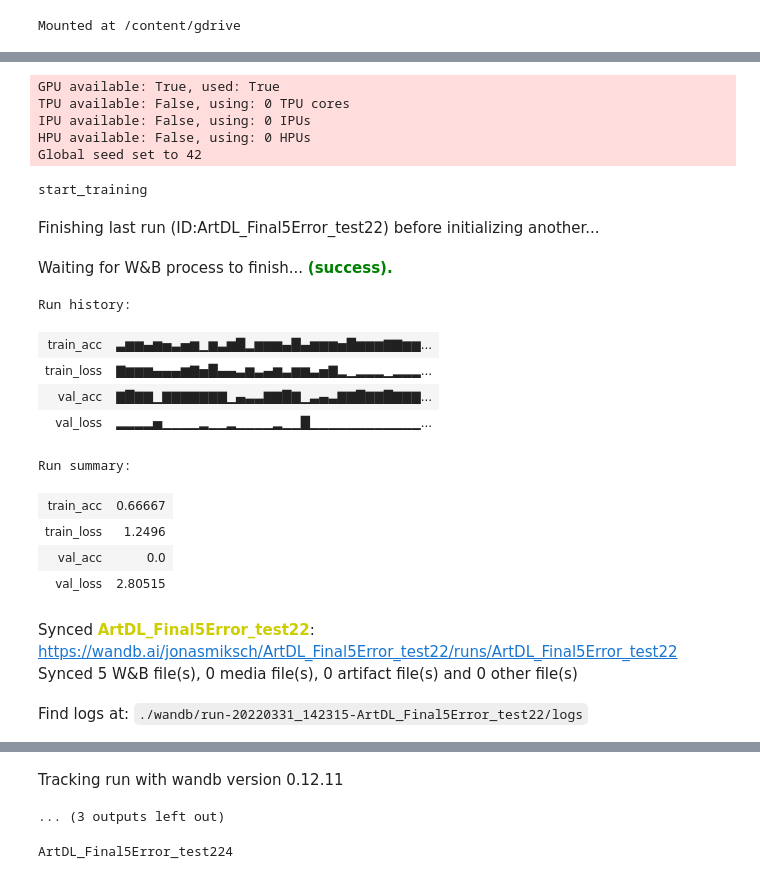
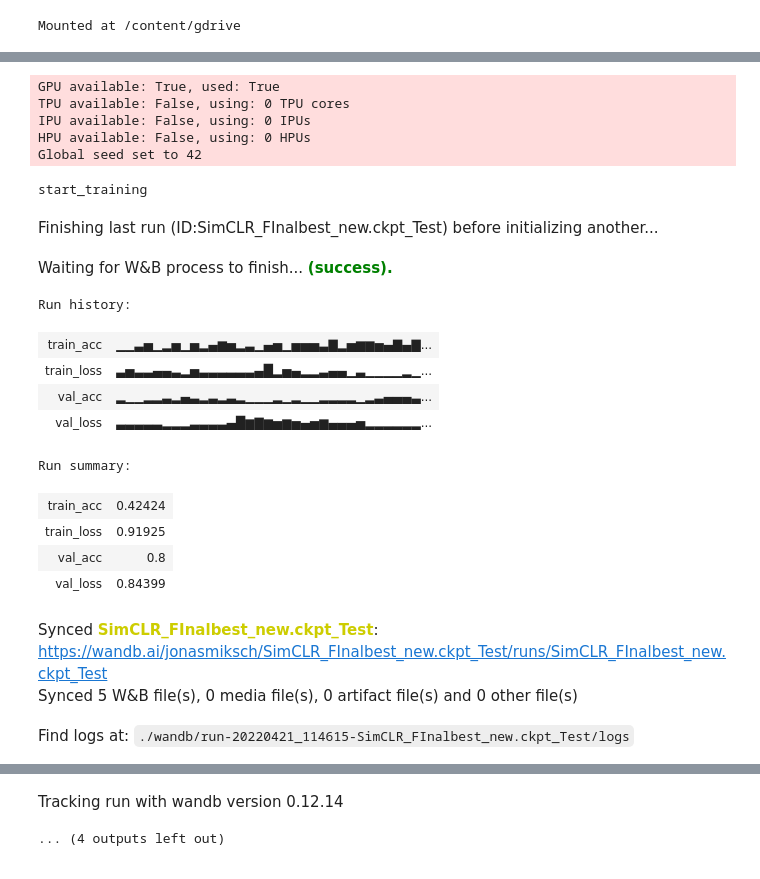
Before and after one commit to JonasMiksch/Research_Project_SimCLR, a Jupyter notebook: Classifier_SimCLR.ipynb, the cells around one changed output, grey strips where cells are left out. Cells and saved outputs as stored; diff of their text form; code cells hidden in the pictures.

```diff
--- a/Classifier_SimCLR.ipynb
+++ b/Classifier_SimCLR.ipynb
@@ -113,8 +113,8 @@ ARTDL_CSV_PATH = WORKING_DIRECTORY
 img_folder = 'JPEGImages'
 
 #ADD name of checkpoint
-modeltype = "ArtDL_Final5"
-filename = os.path.join(modeltype+"Error_test")
+modeltype = "SimCLR_FInalbest_new.ckpt"
+filename = "SimCLR_FInetuning"
 # Path to the folder where the pretrained models are saved
 CHECKPOINT_PATH =  os.path.join(WORKING_DIRECTORY,"checkpoints")
 # %%
@@ -339,29 +369,25 @@ class LogisticRegression(pl.LightningModule):
         return x
 # %%
 def train_logreg( batch_size, train_feats_data, val_feats_data,test_feats_data, max_epochs, **kwargs):
-    train_loader = data.DataLoader(train_feats_data, batch_size=batch_size, shuffle=True,
-                                   drop_last=False, pin_memory=True, num_workers=0)
+    train_loader = data.DataLoader(train_feats_data, batch_size=batch_size, shuffle=False,
+                                   drop_last=False, pin_memory=True, num_workers=0,sampler= weighted_random_sampler)
     val_loader = data.DataLoader(val_feats_data, batch_size=batch_size, shuffle=False,
                                   drop_last=False, pin_memory=True, num_workers=0)
     test_loader = data.DataLoader(test_feats_data, batch_size=batch_size, shuffle=False,
                                   drop_last=False, pin_memory=True, num_workers=0)
 
-    checkpoint_callback = ModelCheckpoint(
-    save_weights_only = False,
-    filename="/word_recog-{epoch:02d}-{val_acc:.2f}",
-    mode='max',
-    monitor='val_acc'
-    )
-    trainer = pl.Trainer(default_root_dir=os.path.join(CHECKPOINT_PATH,"Classifier"),
+
+    trainer = pl.Trainer(default_root_dir=os.path.join(CHECKPOINT_PATH, filename),
                          gpus=1 if str(device)=="cuda:0" else 0,
                          max_epochs=max_epochs,
-                         callbacks=[checkpoint_callback],
-                         progress_bar_refresh_rate=1,
+                         callbacks=[ModelCheckpoint(filename='{epoch}-{step}-{val_loss:.2f}-{val_acc:.2f}',
+                                    save_top_k=-1,save_weights_only=True, mode='max', monitor='val_acc',save_on_train_epoch_end=False),
+                                    LearningRateMonitor("epoch")],
+                         progress_bar_refresh_rate=0,
                          check_val_every_n_epoch=10)
-      # To be reproducable
-    if os.path.exists(os.path.join(CHECKPOINT_PATH,filename)):
+    if os.path.exists(os.path.join(CHECKPOINT_PATH,filename+".ckpt")):
       print("dont_train")
-      model = LogisticRegression.load_from_checkpoint(os.path.join(CHECKPOINT_PATH,filename))
+      model = LogisticRegression.load_from_checkpoint(os.path.join(CHECKPOINT_PATH,filename+".ckpt"))
 
     else:
       print("start_training")
@@ -369,14 +395,10 @@ def train_logreg( batch_size, train_feats_data, val_feats_data,test_feats_data,
       wandb.init(project=filename,id = filename)
       model = LogisticRegression(**kwargs)
       trainer.fit(model, train_loader, val_loader)
-      #model = LogisticRegression.load_from_checkpoint(trainer.checkpoint_callback.best_model_path)
-      #trainer.save_checkpoint(os.path.join(CHECKPOINT_PATH,filename))
+
       model = LogisticRegression.load_from_checkpoint(trainer.checkpoint_callback.best_model_path)
 
 
-    #results = trainer.test(model, dataloaders=test_loader, verbose=True)
-
-    #predictor = pl.Trainer(gpus=1)
-    #predictions_all_batches = predictor.predict(model, dataloaders=test_loader)
-
+    train_result = trainer.test(model, dataloaders=train_loader, verbose=True)
+    val_result = trainer.test(model, dataloaders=val_loader, verbose=True)
     return model
@@ -385,33 +405,33 @@ def train_logreg( batch_size, train_feats_data, val_feats_data,test_feats_data,
 # %%
-
+learning_rate = 0.01
 resnet_model = train_logreg(batch_size=64,
                             train_feats_data=train_feats_simclr2,
                             val_feats_data=val_feats_simclr2,
                             test_feats_data = test_feats_simclr2,
                             feature_dim=train_feats_simclr.tensors[0].shape[1],
                             num_classes=10,
-                            lr=0.01 ,
+                            lr=learning_rate ,
                             weight_decay=1e-3,
-                            max_epochs = 100)
+                            max_epochs = 90)
 # %% [output]
 GPU available: True, used: True
 TPU available: False, using: 0 TPU cores
 IPU available: False, using: 0 IPUs
 HPU available: False, using: 0 HPUs
 Global seed set to 42
 start_training
-Finishing last run (ID:ArtDL_Final5Error_test22) before initializing another...
+Finishing last run (ID:SimCLR_FInalbest_new.ckpt_Test) before initializing another...
 Waiting for W&B process to finish... (success).
 Run history:
-| train_acc | ▃▆▆▄▆▅▃▅▆▁▆▃▆█▂▆▆▆▄█▄▆▆▆▅█▆▆▆▇▇▆▆... |
-| train_loss | ▇▆▆▆▄▄▄▆▇▅█▄▄▃▆▃▄▆▃▆▆▃▅▇▂▁▂▂▂▁▂▂▂... |
-| val_acc | ▇█▇▇▁▇▇▇▇▇▇▇▁▄▃▃▇▇█▇▁▃▄▃▇▇█▇▇█▇▇▇... |
-| val_loss | ▂▂▂▂▅▁▁▁▁▂▁▁▂▁▁▁▁▂▁▁█▁▁▁▁▁▁▁▁▁▁▁▁... |
+| train_acc | ▁▁▃▅▁▂▅▁▅▂▄▆▅▂▃▁▄▅▁▅▅▅▃▇▂▅▆▆▅▄▇▄▇... |
+| train_loss | ▃▅▃▃▄▄▃▂▅▃▃▃▃▃▃▄█▂▅▄▂▂▃▄▄▁▃▁▁▁▁▂▁... |
+| val_acc | ▂▁▁▂▂▃▂▄▃▂▃▂▃▂▁▁▁▂▁▂▁▁▂▂▂▂▁▂▃▄▄▄▃... |
+| val_loss | ▃▃▃▃▃▂▂▂▃▃▃▃▄█▆▇▆▅▆▅▄▅▆▄▄▄▅▂▂▂▂▂▂... |
 Run summary:
-| train_acc | 0.66667 |
-| train_loss | 1.2496 |
-| val_acc | 0.0 |
-| val_loss | 2.80515 |
+| train_acc | 0.42424 |
+| train_loss | 0.91925 |
+| val_acc | 0.8 |
+| val_loss | 0.84399 |
-Synced ArtDL_Final5Error_test22: https://wandb.ai/jonasmiksch/ArtDL_Final5Error_test22/runs/ArtDL_Final5Error_test22
+Synced SimCLR_FInalbest_new.ckpt_Test: https://wandb.ai/jonasmiksch/SimCLR_FInalbest_new.ckpt_Test/runs/SimCLR_FInalbest_new.ckpt_Test
 Synced 5 W&B file(s), 0 media file(s), 0 artifact file(s) and 0 other file(s)
-Find logs at: ./wandb/run-20220331_142315-ArtDL_Final5Error_test22/logs
+Find logs at: ./wandb/run-20220421_114615-SimCLR_FInalbest_new.ckpt_Test/logs
@@ -419,6 +439,2 @@ Successfully finished last run (ID:ArtDL_Final5Error_test22). Initializing new r
-Tracking run with wandb version 0.12.11
+Tracking run with wandb version 0.12.14
-... (3 outputs left out)
+... (4 outputs left out)
-# %%
-print(filename)
-# %% [output]
-ArtDL_Final5Error_test224
```
Also changed, not shown: parts of 16 cells of this notebook.
